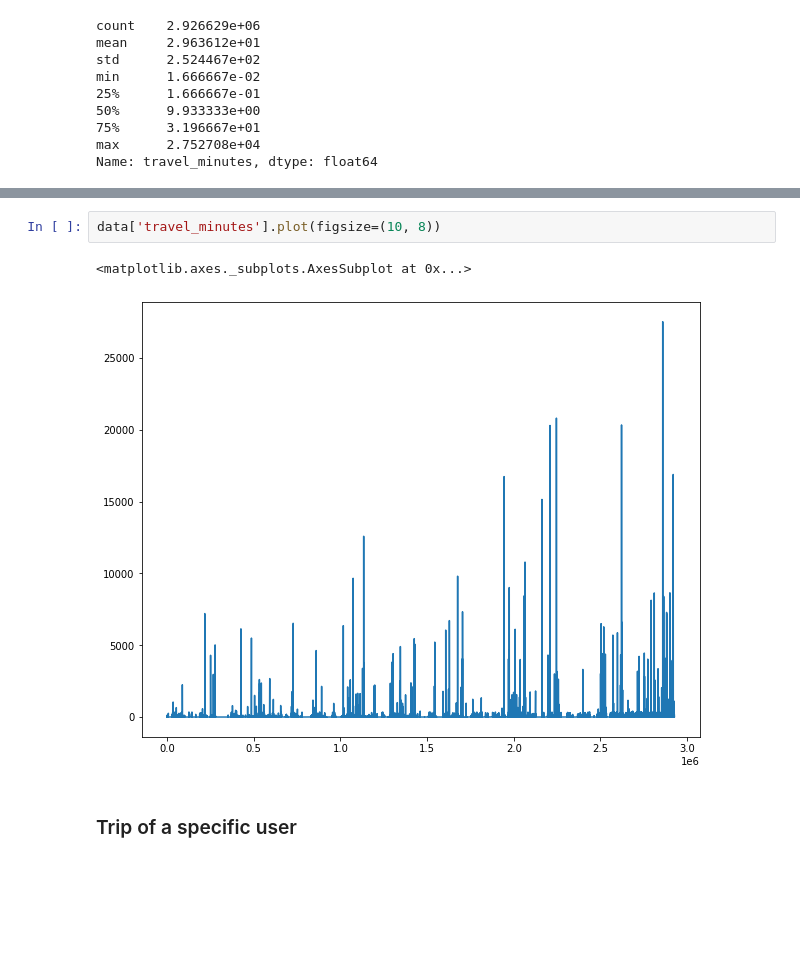
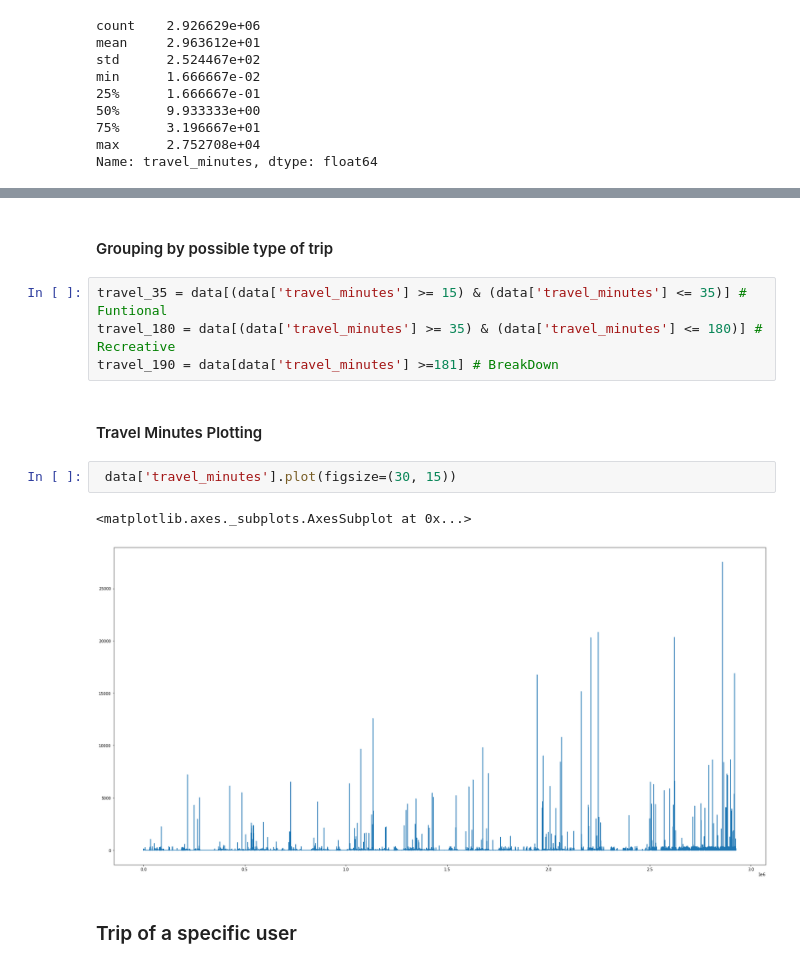
Before and after one commit to rasoco/Master_Data_Science, a Jupyter notebook: TFM/BiciMadProject.ipynb, the cells around one changed output, grey strips where cells are left out. Drawn from its saved outputs; the diff is of its cells as text; blank space fills up the shorter version.

```diff
--- a/TFM/BiciMadProject.ipynb
+++ b/TFM/BiciMadProject.ipynb
@@ -738,8 +713,16 @@ data[data['travel_minutes'] >= 120]
+# %% [markdown]
+#### Grouping by possible type of trip
+# %%
+travel_35 = data[(data['travel_minutes'] >= 15) & (data['travel_minutes'] <= 35)] # Funtional
+travel_180 = data[(data['travel_minutes'] >= 35) & (data['travel_minutes'] <= 180)] # Recreative
+travel_190 = data[data['travel_minutes'] >=181] # BreakDown
+# %% [markdown]
+#### Travel Minutes Plotting
 # %%
-data['travel_minutes'].plot(figsize=(10, 8))
+ data['travel_minutes'].plot(figsize=(30, 15))
 # %% [output]
 <matplotlib.axes._subplots.AxesSubplot at 0x...>
-[figure, old version]
+[figure, new version]
 # %% [markdown]
 ### Trip of a specific user
 # %%
```
Also changed, not shown: parts of 36 cells of this notebook.
